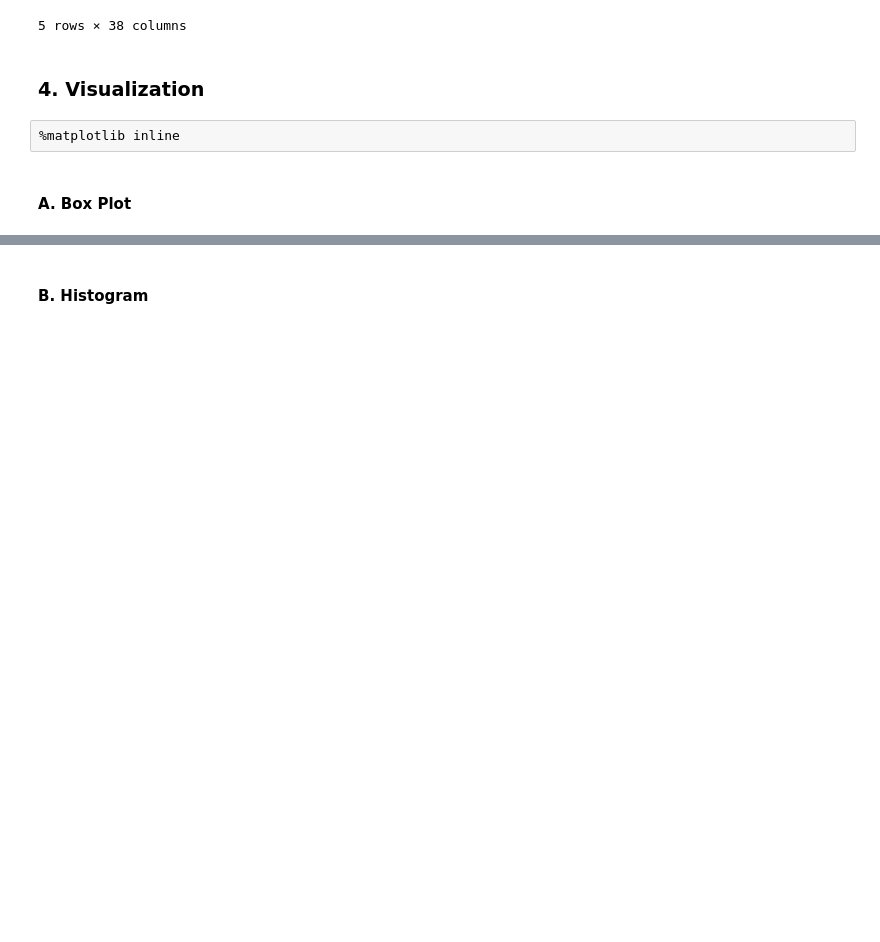
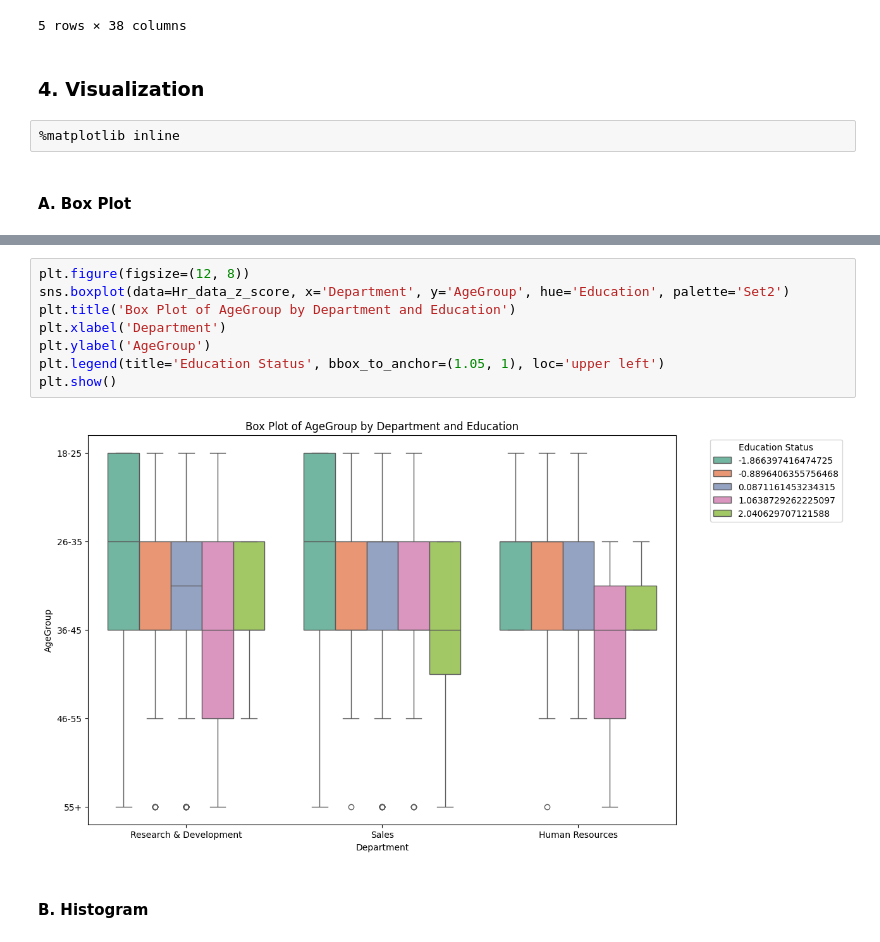
Before and after one commit to Abstract-state/Data-Minning, a Jupyter notebook: Experiment_1.ipynb, the cells around one changed output, grey strips where cells are left out. Saved outputs shown, nothing was run; the diff lists cells and outputs as text; blank space fills up the shorter version.

```diff
--- a/Experiment_1.ipynb
+++ b/Experiment_1.ipynb
@@ -497,3 +550,13 @@ plt.show()
+# %%
+plt.figure(figsize=(12, 8))
+sns.boxplot(data=Hr_data_z_score, x='Department', y='AgeGroup', hue='Education', palette='Set2')
+plt.title('Box Plot of AgeGroup by Department and Education')
+plt.xlabel('Department')
+plt.ylabel('AgeGroup')
+plt.legend(title='Education Status', bbox_to_anchor=(1.05, 1), loc='upper left')
+plt.show()
+# %% [output]
+[figure, added]
 # %% [markdown]
 <H4>B. Histogram</H4>
 # %%
```
Also changed, not shown: parts of 13 cells of this notebook.
